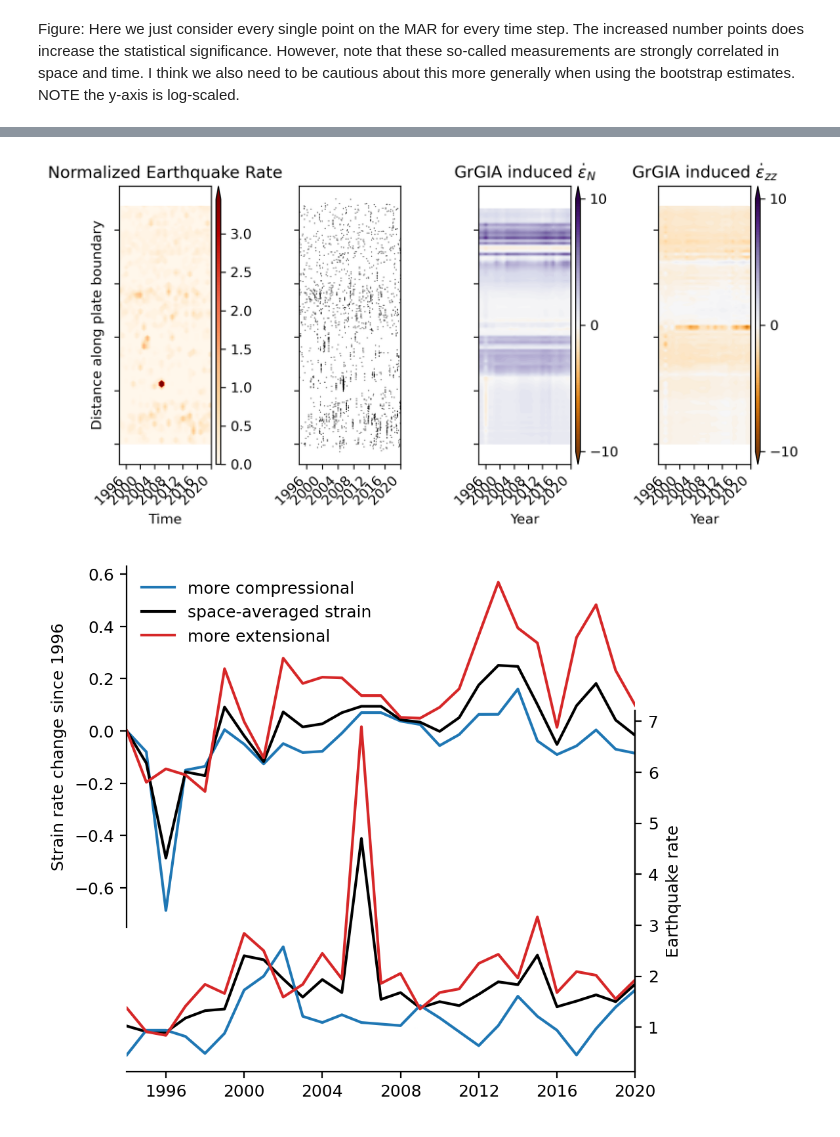
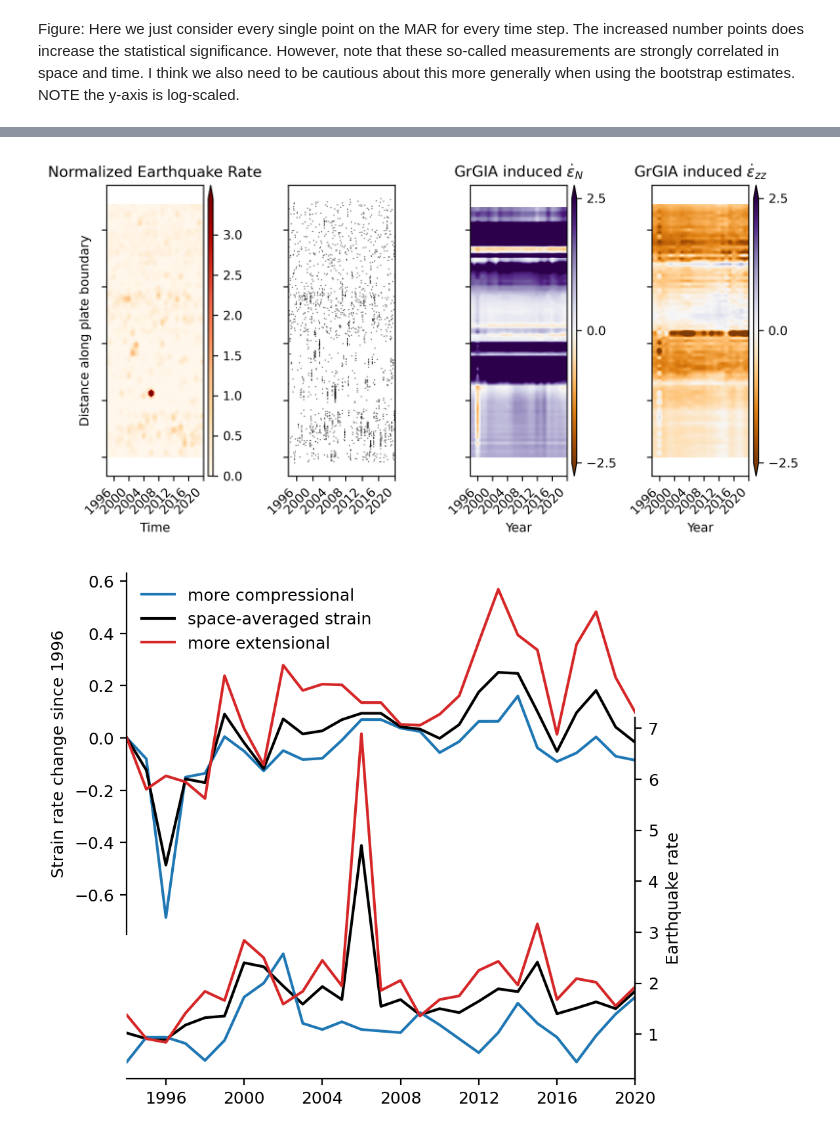
Before and after one commit to keliankaz/GrGIA_seismicity, a Jupyter notebook: gr_gia.ipynb, the cells around one changed output, grey strips where cells are left out. Drawn from its saved outputs; the diff is of its cells as text; code cells hidden in the pictures.

```diff
--- a/gr_gia.ipynb
+++ b/gr_gia.ipynb
@@ -629,7 +644,7 @@ ax.scatter(
 
 
 ax = AX[2]
-color_range = [-10, 10]
+color_range = [-2.5, 2.5]
 im = ax.contourf(
     date_range[1:],
     np.arange(len(rate_grid) - 1) * plate_boundary_metadata["stepsize"]/1000,
@@ -650,35 +665,35 @@ ax.set_xlabel("Year")
 ax.set_yticklabels([])
 ax.set_title(r"GrGIA induced $\dot{\epsilon}_N$")
 
 ax = AX[3]
-color_range = [-10, 10]
+color_range = [-2.5, 2.5]
 im = ax.contourf(
     date_range[1:],
     np.arange(len(rate_grid)) * plate_boundary_metadata["stepsize"]/1000,
     strain_at_plate_boundary_grid[:, :, 2, 2],
     levels=np.linspace(*color_range, 100),
     extend="both",
     extent=[0, rate_grid.shape[1], 0, rate_grid.shape[0]],
     cmap="PuOr",
 )
 
 divider = make_axes_locatable(ax)
 cax = divider.append_axes("right", size="5%", pad=0.05)
 plt.colorbar(im, cax=cax, ticks=[color_range[0], 0, color_range[1]])
 
 ax.set_xlabel("Year")
 
 
 ax.set_yticklabels([])
 
 ax.set_title(r"GrGIA induced $\dot{\epsilon}_{zz}$")
 
 [iax.set(xlim=x_lim) for iax in AX]
 [iax.set_xticklabels(iax.get_xticklabels(), rotation = 45, ha="right") for iax in AX]
 
 plt.tight_layout()
 # %% [output]
-[figure, old version]
+[figure, new version]
 # %%
 fig, AX = plt.subplots(2, 1, figsize=(5, 5), dpi=200, gridspec_kw={'hspace': -0.6})
 
```
Also changed, not shown: parts of 6 cells of this notebook, 1 other file.
